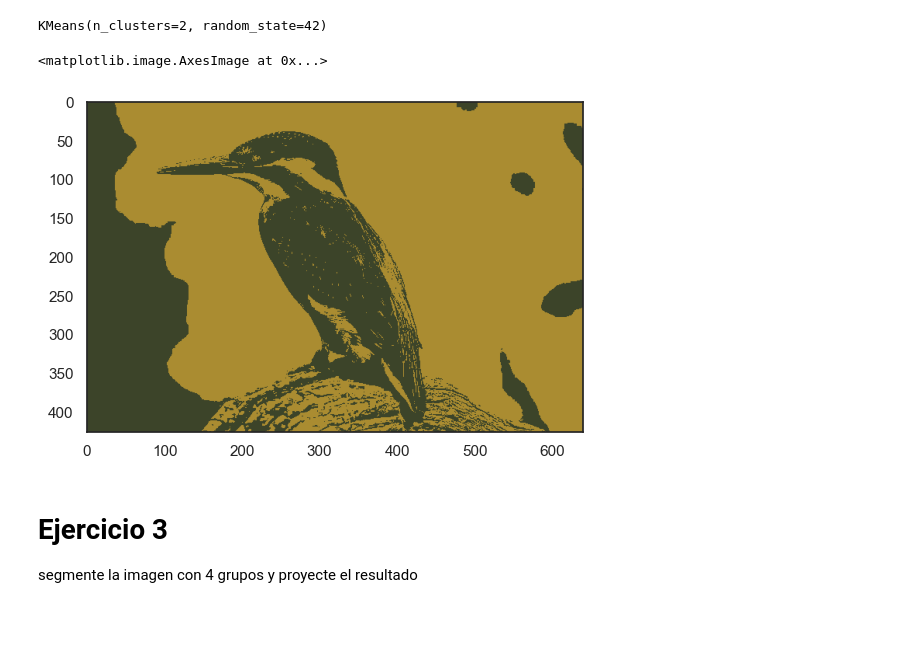
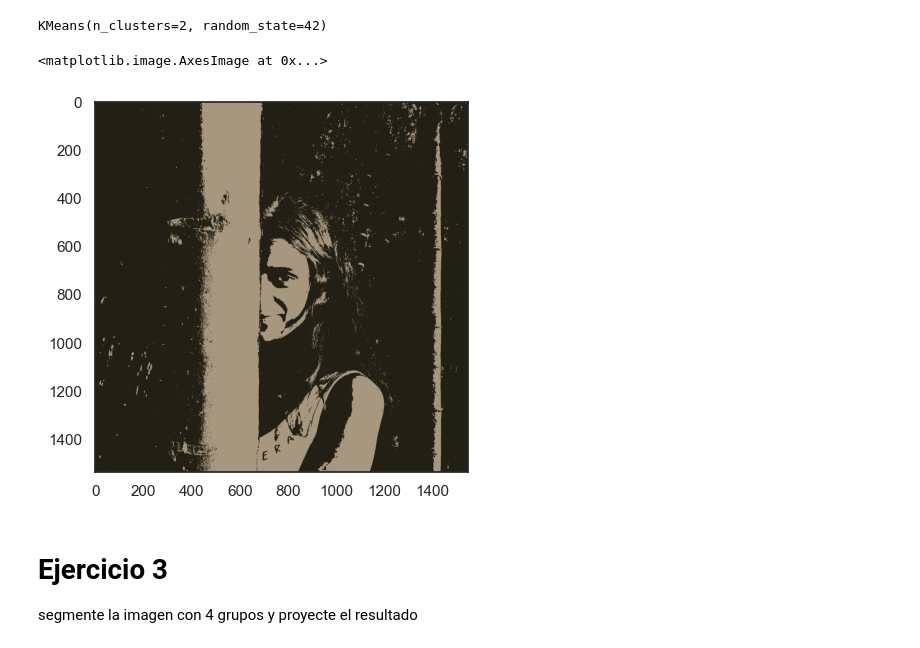
Before and after one commit to MrBloom911/TareasComputacional, a Jupyter notebook: DbscanKmeans.ipynb, the cells around one changed output. Saved outputs shown, nothing was run; the diff lists cells and outputs as text; code cells hidden in the pictures; blank space fills up the shorter version.

```diff
--- a/DbscanKmeans.ipynb
+++ b/DbscanKmeans.ipynb
@@ -101,8 +101,8 @@ from sklearn.datasets import make_blobs
 
   Realice un agrupamiento por kmeans con k=2
 # %%
-#img=plt.imread('Sunnylady.jpg')
-img = plt.imread('https://cf-courses-data.s3.us.cloud-object-storage.appdomain.cloud/IBM-ML0187EN-SkillsNetwork/labs/module%203/images/kingfisher.jpeg', format='jpeg')
+img=plt.imread('Sunnylady.jpg')
+#img = plt.imread('https://cf-courses-data.s3.us.cloud-object-storage.appdomain.cloud/IBM-ML0187EN-SkillsNetwork/labs/module%203/images/kingfisher.jpeg', format='jpeg')
 plt.imshow(img)
 # %% [output]
 <matplotlib.image.AxesImage at 0x...>
@@ -112,6 +112,7 @@ plt.imshow(img)
 de los 3 canales en cada pixel'''
 numG=2
 kmG=KMeans(n_clusters=numG, random_state=42)
+Kimg=img.reshape(-1,3)
 kmG.fit(Kimg)
 # %% [output]
 KMeans(n_clusters=2, random_state=42)
@@ -132,9 +133,9 @@ def GraphK(img,k):
 # %%
-ali2=GraphK(img,kmG)
+ali2, inert=GraphK(img,kmG)
 plt.imshow(ali2)
 # %% [output]
 <matplotlib.image.AxesImage at 0x...>
-[figure, old version]
+[figure, new version]
 # %% [markdown]
 # Ejercicio 3
 segmente la imagen con 4 grupos y proyecte el resultado
```
Also changed, not shown: parts of 14 cells of this notebook.
